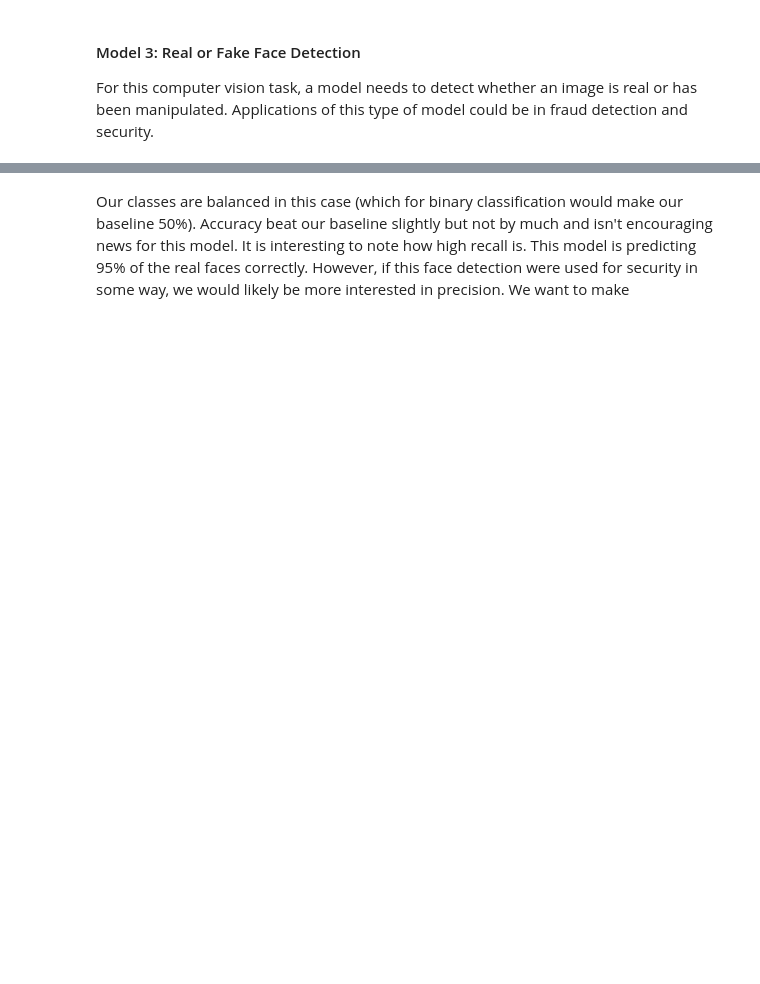
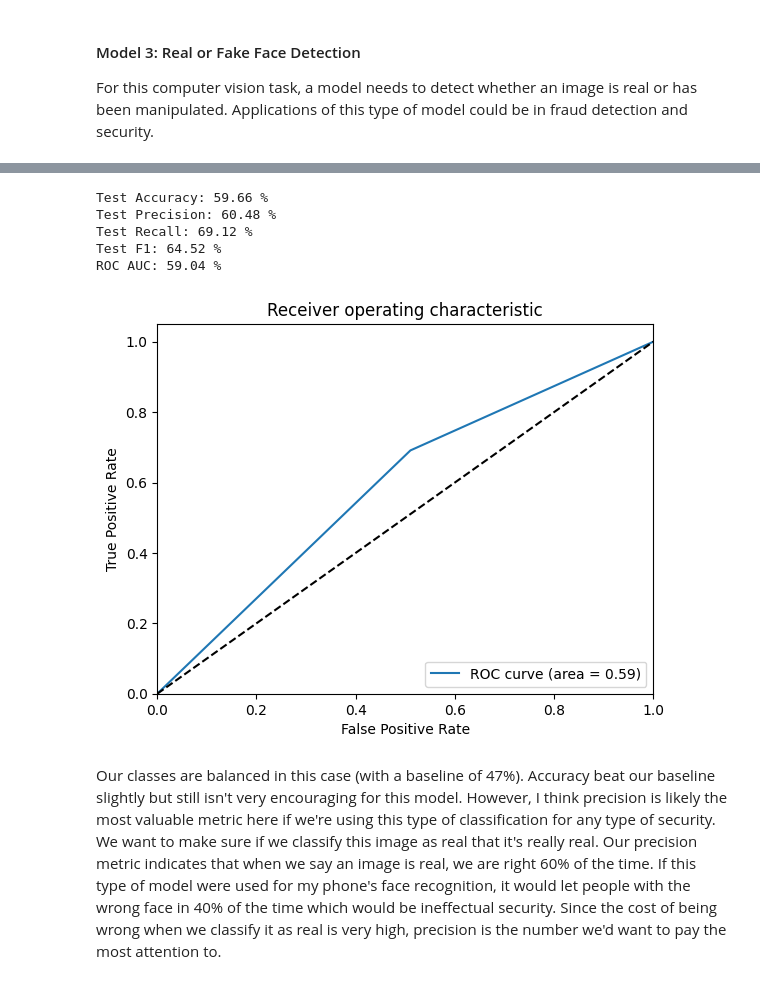
Before and after one commit to trinabrough/deep_learning_PA3, a Jupyter notebook: PA3.ipynb, the cells around one changed output, grey strips where cells are left out. Drawn from its saved outputs; the diff is of its cells as text; code cells hidden in the pictures; blank space fills up the shorter version.

```diff
--- a/PA3.ipynb
+++ b/PA3.ipynb
@@ -374,5 +364,5 @@ fakeImages = import_images("real_and_fake_face/training_fake", 1)
 # %%
-realImages = import_images("real_and_fake_face/training_real", 0)
+realImages = import_images("real_and_fake_face/training_real", 1)
 # %%
 numFake = len(fakeImages)
 numReal = len(realImages)
@@ -419,9 +411,12 @@ batch_size = 64
 train_loader = DataLoader(train_dataset, batch_size=batch_size, shuffle=True)
 test_loader = DataLoader(test_dataset, batch_size=batch_size, shuffle=False)
 # %%
-# Instantiate model (use MLP defined above)
+# Instantiate model (use MLP defined above) and set definitions
 
 input_size = 3 * 600 * 600
 hidden_size = 528
 output_size = 2  # binary classification
-face_model = MLP(input_size, hidden_size, output_size)
+face_model = createModel(input_size, output_size)
+learning_rate =  .001 # define your own learning rate here
+criterion = torch.nn.CrossEntropyLoss()  # which loss function should we use here? Using Cross Entropy, online this is mentioned as a good loss function for MNIST categorization
+optimizer = torch.optim.SGD (face_model.parameters(), lr = learning_rate)  # which optimizer do you use? Using Stochastic Gradient Descent
@@ -469,26 +422,0 @@ In Epoch 15/15, Train Loss: 0.6194785833358765
-# %%
-from sklearn.metrics import accuracy_score, precision_score, recall_score, f1_score
-
-def evaluation(test_loader):
-    predictions_list = []
-    true_labels_list = []
-
-    with torch.no_grad(): #don't need to store gradients this time
-        for X, y in test_loader:
-            predictions = face_model(X)
-            _, predicted = torch.max(predictions.data, 1)
-            predictions_list.extend(predicted.tolist())
-            true_labels_list.extend(y.tolist())
-
-    # Calculate metrics
-    test_accuracy = accuracy_score(true_labels_list, predictions_list) * 100
-    test_precision = precision_score(true_labels_list, predictions_list, average='binary') * 100
-    test_recall = recall_score(true_labels_list, predictions_list, average='binary') * 100
-    test_F1 = f1_score(true_labels_list, predictions_list, average='binary') * 100
-
-    print('Test Accuracy: %.2f %%' % test_accuracy)
-    print('Test Precision: %.2f %%' % test_precision)
-    print('Test Recall: %.2f %%' % test_recall)
-    print('Test F1: %.2f %%' % test_F1)
-
-evaluation(test_loader)
@@ -499,0 +423,4 @@ Test F1: 71.84 %
+# %%
+#train model
+num_epochs =  10
+train(train_loader, num_epochs, face_model)
@@ -500,4 +438,14 @@ Test F1: 71.84 %
+# %%
+#evaluate model
+evaluation(test_loader, face_model)
+# %% [output]
+Test Accuracy: 59.66 %
+Test Precision: 60.48 %
+Test Recall: 69.12 %
+Test F1: 64.52 %
+ROC AUC: 59.04 %
+[figure, added]
 # %% [markdown]
-Our classes are balanced in this case (which for binary classification would make our baseline 50%). Accuracy beat our baseline slightly but not by much and isn't encouraging news for this model. It is interesting to note how high recall is. This model is predicting 95% of the real faces correctly. However, if this face detection were used for security in some way, we would likely be more interested in precision. We want to make
+Our classes are balanced in this case (with a baseline of 47%). Accuracy beat our baseline slightly but still isn't very encouraging for this model. However, I think precision is likely the most valuable metric here if we're using this type of classification for any type of security. We want to make sure if we classify this image as real that it's really real. Our precision metric indicates that when we say an image is real, we are right 60% of the time. If this type of model were used for my phone's face recognition, it would let people with the wrong face in 40% of the time which would be ineffectual security. Since the cost of being wrong when we classify it as real is very high, precision is the number we'd want to pay the most attention to.
 # %% [markdown]
 ### 2.3 Discuss the potential shortcomings of the metrics that you choose. What’s the possible solutions to improve the shortcomings? (20 points)
```
Also changed, not shown: parts of 32 cells of this notebook.
